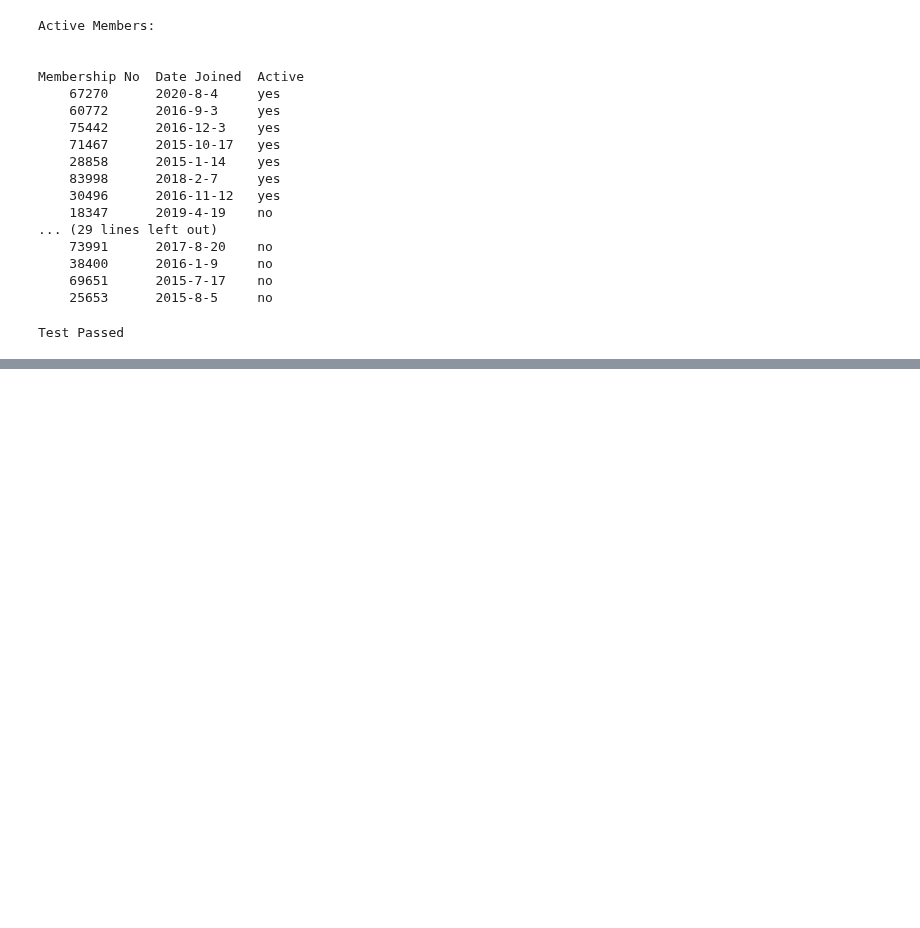
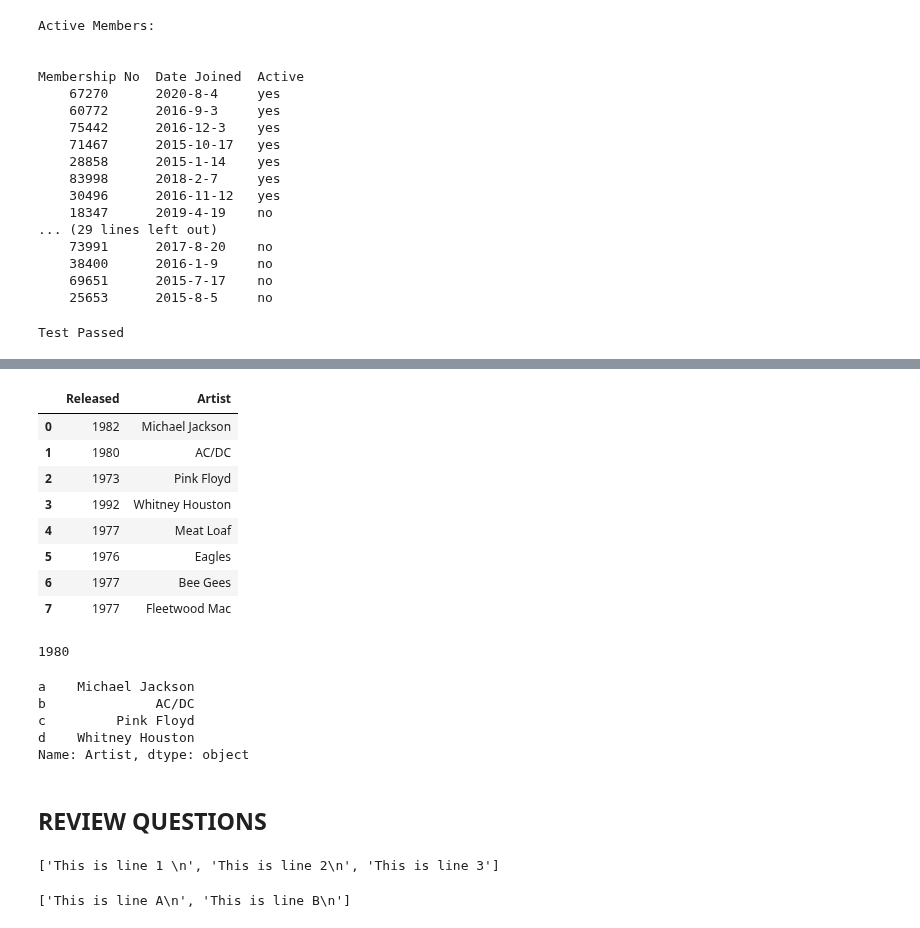
Before and after one commit to PosgradoMNA/actividades-de-aprendizaje-gerardoaaron_castanedajaramillo, a Jupyter notebook: Semana 2 - Actividad 1: Python for Data Science (IBM).ipynb, the cells around one changed output, grey strips where cells are left out. Cells and saved outputs as stored; diff of their text form; code cells hidden in the pictures; blank space fills up the shorter version.

```diff
--- a/Semana 2 - Actividad 1: Python for Data Science (IBM).ipynb
+++ b/Semana 2 - Actividad 1: Python for Data Science (IBM).ipynb
@@ -480,0 +658,55 @@ Test Passed
+# %%
+# Write your code below and press Shift+Enter to execute
+q = df[['Released','Artist']]
+q
+# %% [output]
+|  | Released | Artist |
+| 0 | 1982 | Michael Jackson |
+| 1 | 1980 | AC/DC |
+| 2 | 1973 | Pink Floyd |
+| 3 | 1992 | Whitney Houston |
+| 4 | 1977 | Meat Loaf |
+| 5 | 1976 | Eagles |
+| 6 | 1977 | Bee Gees |
+| 7 | 1977 | Fleetwood Mac |
+# %%
+# Write your code below and press Shift+Enter to execute
+df.iloc[1,2]
+# %% [output]
+1980
+# %%
+new_index=['a','b','c','d','e','f','g','h']
+df_new = df
+df_new.index = new_index
+df_new.loc['a','Artist']
+df_new.loc['a':'d','Artist']
+# %% [output]
+a    Michael Jackson
+b              AC/DC
+c         Pink Floyd
+d    Whitney Houston
+Name: Artist, dtype: object
+# %% [markdown]
+## **REVIEW QUESTIONS**
+# %%
+with open("Example1.txt","r") as file1:
+
+  FileContent=file1.readlines()
+
+  print(FileContent)
+# %% [output]
+['This is line 1 \n', 'This is line 2\n', 'This is line 3']
+# %%
+with open("Example2.txt","w") as writefile:
+
+  writefile.write("This is line A\n")
+
+  writefile.write("This is line B\n")
+
+with open("Example2.txt","r") as file1:
+
+  FileContent=file1.readlines()
+
+  print(FileContent)
+# %% [output]
+['This is line A\n', 'This is line B\n']
```
Also changed, not shown: parts of 23 cells of this notebook.
